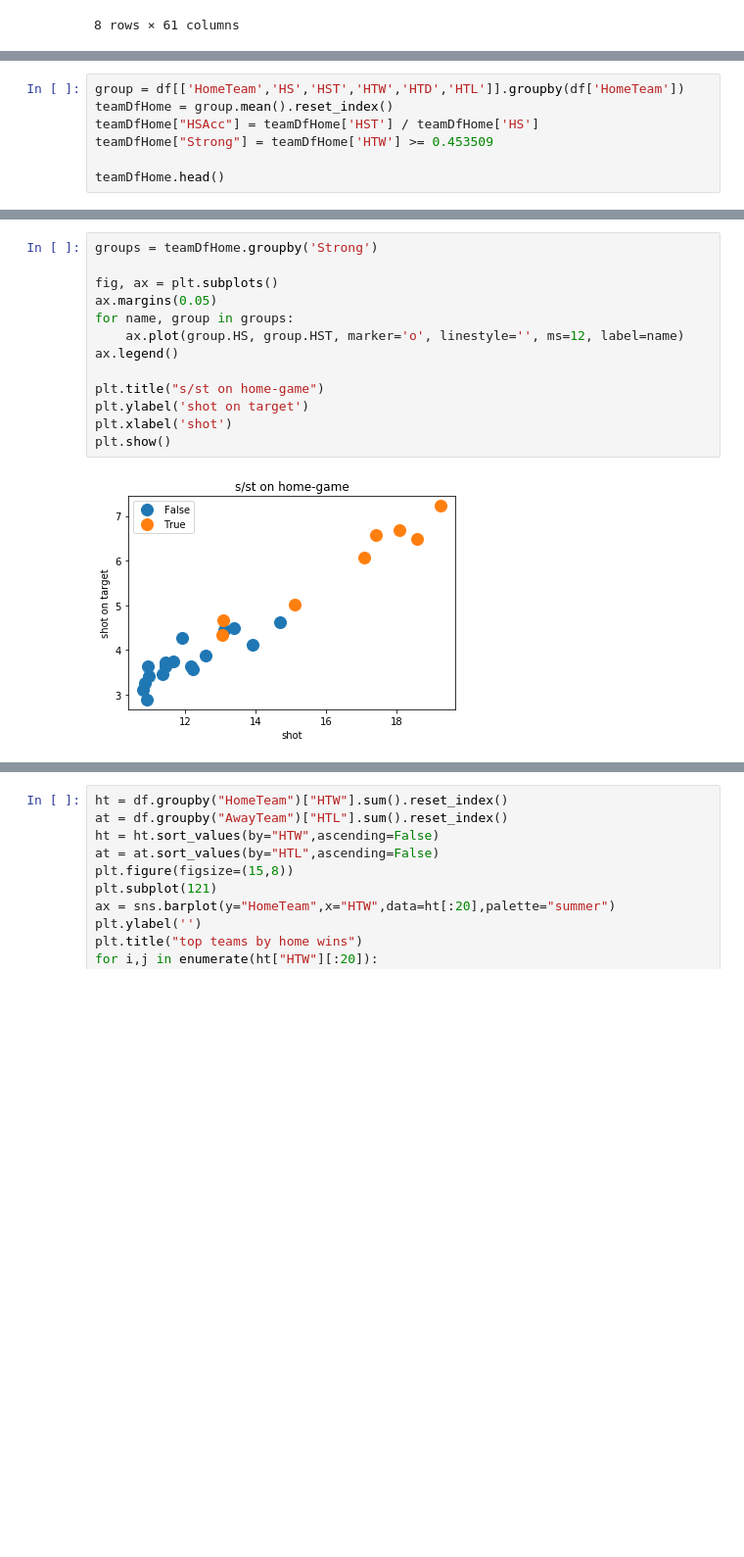
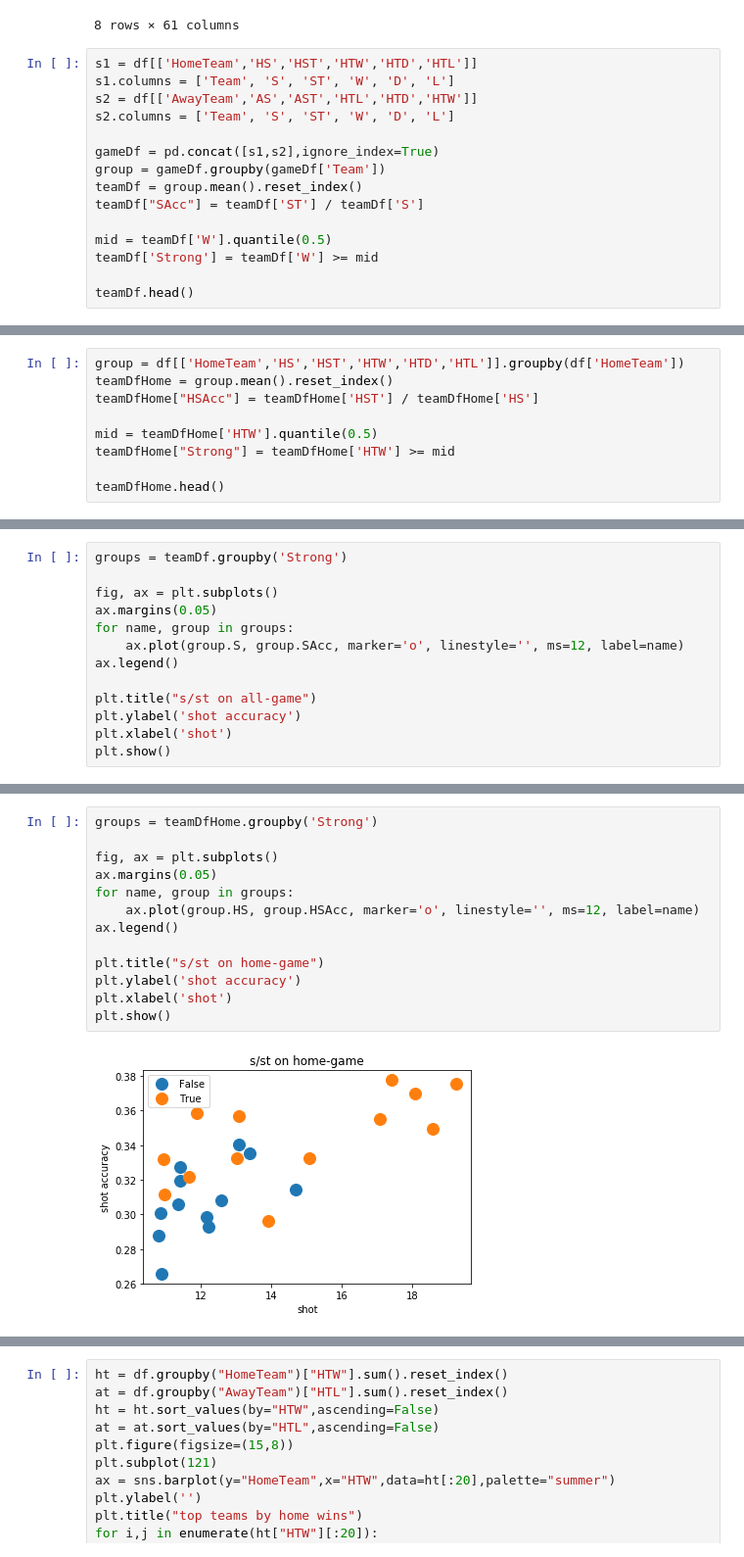
Before and after one commit to sunghoonhong/foot-ball-analysis, a Jupyter notebook: Untitled1.ipynb, the cells around one changed output, grey strips where cells are left out. Shown: that part at 98% size. Saved outputs shown, nothing was run; the diff lists cells and outputs as text; blank space fills up the shorter version.

```diff
--- a/Untitled1.ipynb
+++ b/Untitled1.ipynb
@@ -26,3 +26,18 @@ df.describe()
 | 75% | 2.000000 | 2.000000 | 1.000000 | 1.000000 | 17.000000 | 14.000000 | 6.000000 | 5.000000 | 13.000000 | 13.000000 | ... | ... |
 | max | 7.000000 | 7.000000 | 4.000000 | 4.000000 | 37.000000 | 30.000000 | 17.000000 | 15.000000 | 24.000000 | 26.000000 | ... | ... |
 8 rows × 61 columns
+# %%
+s1 = df[['HomeTeam','HS','HST','HTW','HTD','HTL']]
+s1.columns = ['Team', 'S', 'ST', 'W', 'D', 'L']
+s2 = df[['AwayTeam','AS','AST','HTL','HTD','HTW']]
+s2.columns = ['Team', 'S', 'ST', 'W', 'D', 'L']
+
+gameDf = pd.concat([s1,s2],ignore_index=True)
+group = gameDf.groupby(gameDf['Team'])
+teamDf = group.mean().reset_index()
+teamDf["SAcc"] = teamDf['ST'] / teamDf['S']
+
+mid = teamDf['W'].quantile(0.5)
+teamDf['Strong'] = teamDf['W'] >= mid
+
+teamDf.head()
@@ -30,7 +52,9 @@ df.describe()
 group = df[['HomeTeam','HS','HST','HTW','HTD','HTL']].groupby(df['HomeTeam'])
 teamDfHome = group.mean().reset_index()
 teamDfHome["HSAcc"] = teamDfHome['HST'] / teamDfHome['HS']
-teamDfHome["Strong"] = teamDfHome['HTW'] >= 0.453509
+
+mid = teamDfHome['HTW'].quantile(0.5)
+teamDfHome["Strong"] = teamDfHome['HTW'] >= mid
 
 teamDfHome.head()
 # %% [output]
@@ -61,0 +89,13 @@ teamDf 는 각각 팀별 슈팅수, 승무패율, 유효슈팅율, 강팀여부
+# %%
+groups = teamDf.groupby('Strong')
+
+fig, ax = plt.subplots()
+ax.margins(0.05)
+for name, group in groups:
+    ax.plot(group.S, group.SAcc, marker='o', linestyle='', ms=12, label=name)
+ax.legend()
+
+plt.title("s/st on all-game")
+plt.ylabel('shot accuracy')
+plt.xlabel('shot')
+plt.show()
@@ -62,18 +104,18 @@ teamDf 는 각각 팀별 슈팅수, 승무패율, 유효슈팅율, 강팀여부
 # %%
 groups = teamDfHome.groupby('Strong')
 
 fig, ax = plt.subplots()
 ax.margins(0.05)
 for name, group in groups:
-    ax.plot(group.HS, group.HST, marker='o', linestyle='', ms=12, label=name)
+    ax.plot(group.HS, group.HSAcc, marker='o', linestyle='', ms=12, label=name)
 ax.legend()
 
 plt.title("s/st on home-game")
-plt.ylabel('shot on target')
+plt.ylabel('shot accuracy')
 plt.xlabel('shot')
 plt.show()
 # %% [output]
-[figure, old version]
+[figure, new version]
 # %%
 groups = teamDfAway.groupby('Strong')
 
```
Also changed, not shown: parts of 11 cells of this notebook.
